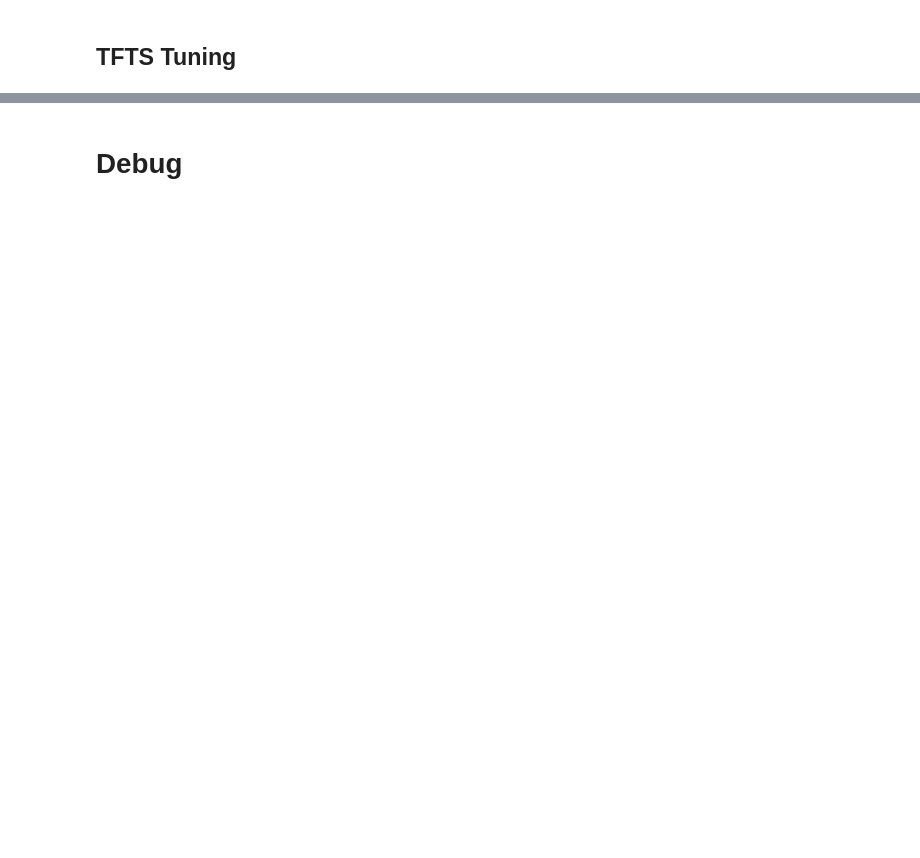
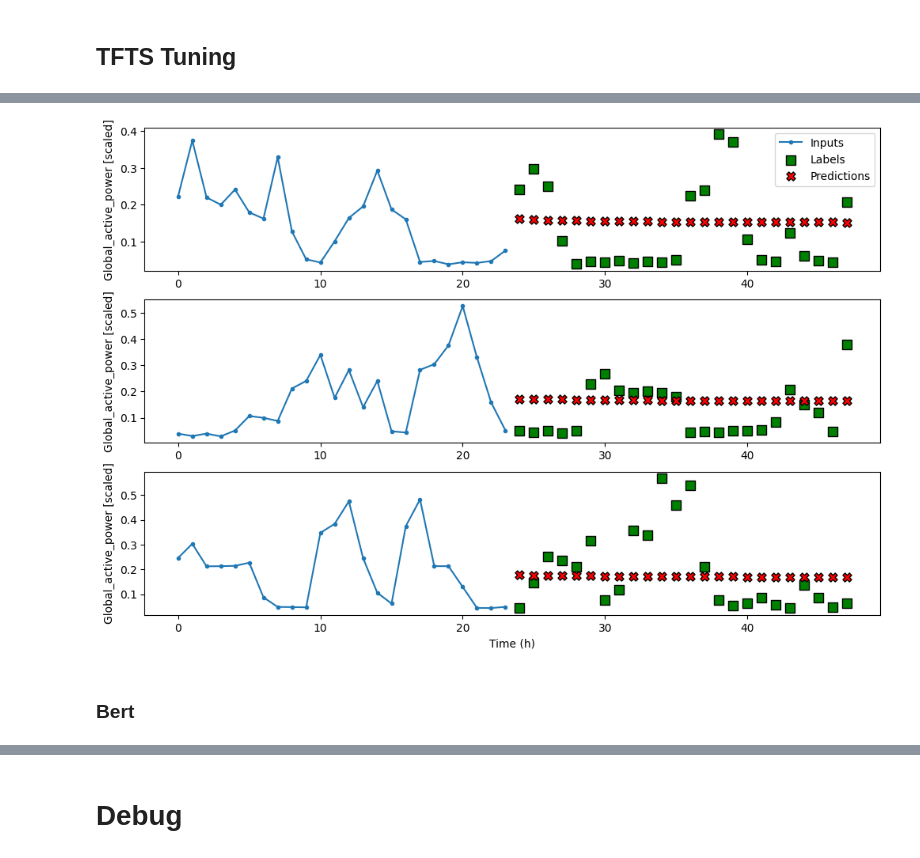
Before and after one commit to bobbyjacob/TimeSeriesForecastingInPython, a Jupyter notebook: CH18/CH18_modeling_tfts.ipynb, the cells around one changed output, grey strips where cells are left out. Drawn from its saved outputs; the diff is of its cells as text; code cells hidden in the pictures; blank space fills up the shorter version.

```diff
--- a/CH18/CH18_modeling_tfts.ipynb
+++ b/CH18/CH18_modeling_tfts.ipynb
@@ -465,0 +246,12 @@ multi_window.plot(AR_LSTM)
+# %%
+tfts_transformer = AutoModel("transformer", predict_length=multi_window.label_width)
+trainer_transformer = KerasTrainer(tfts_transformer)
+trainer_transformer.train(
+    train_dataset=multi_window.train,
+    valid_dataset=multi_window.val,
+    n_epochs=1,
+    verbose=2,
+    batch_size=32,
+    # steps_per_epoch=steps_per_epoch,
+    callback_eval_metrics=[MeanAbsoluteError()]
+)
@@ -466 +266,9 @@ multi_window.plot(AR_LSTM)
+# %%
+multi_window.plot(tfts_transformer)
+
+# plt.savefig('figures/CH18_F13_peixeiro.png', dpi=300)
+# %% [output]
+[figure, added]
+# %% [markdown]
+### Bert
 # %%
```
Also changed, not shown: parts of 95 cells of this notebook.
